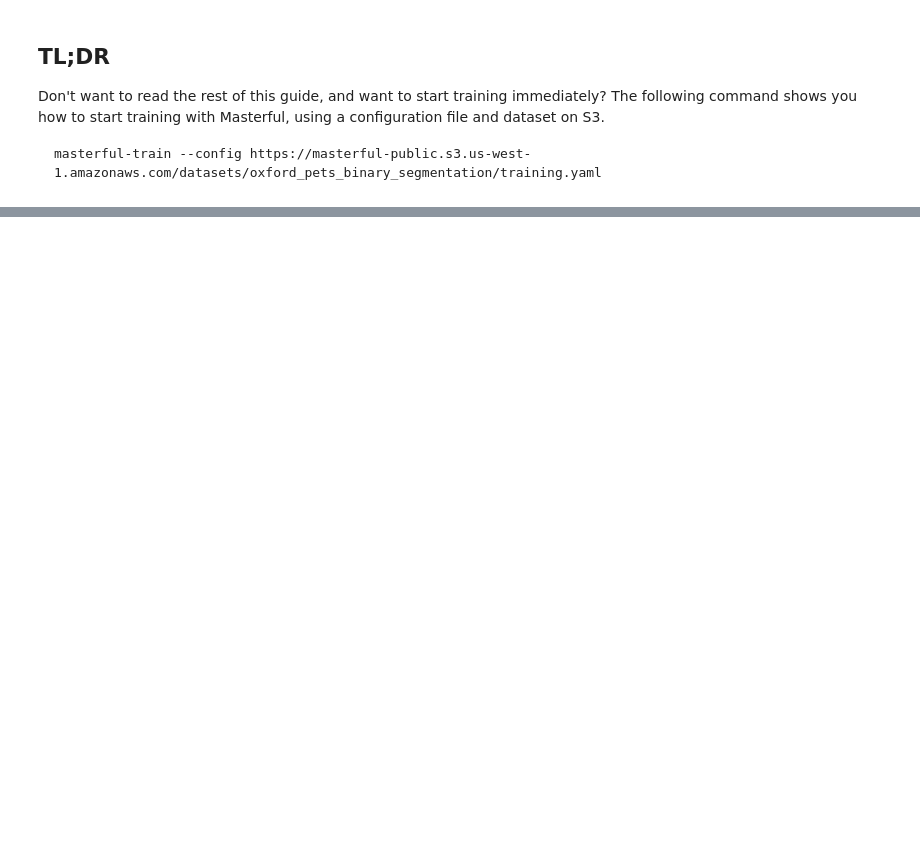
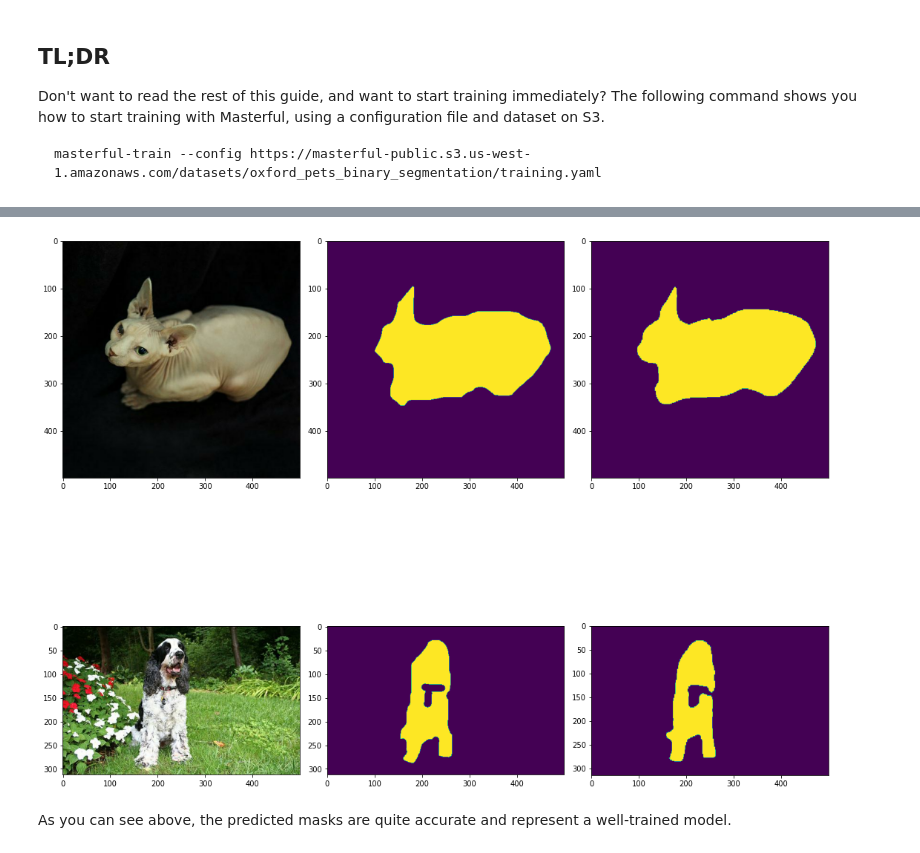
Before and after one commit to masterfulai/masterful-docs, a Jupyter notebook: notebooks/guide_cli_semantic_segmentation.ipynb, the cells around one changed output, grey strips where cells are left out. Drawn from its saved outputs; the diff is of its cells as text; code cells hidden in the pictures; blank space fills up the shorter version.

```diff
--- a/notebooks/guide_cli_semantic_segmentation.ipynb
+++ b/notebooks/guide_cli_semantic_segmentation.ipynb
@@ -29,0 +310,55 @@ masterful-train --config https://masterful-public.s3.us-west-1.amazonaws.com/dat
+# %%
+import numpy as np
+
+# Download the pretrained model so that you can
+# visualize the results.
+MODEL_URL = "https://masterful-public.s3.us-west-1.amazonaws.com/datasets/oxford_pets_binary_segmentation/trained_model.tar.gz"
+
+model = None
+with tempfile.TemporaryDirectory() as temp_directory:
+  # Download the pretrained model from S3.
+  saved_model_path = os.path.join(temp_directory, "saved_model.tar.gz")
+  _ =  urllib.request.urlretrieve(MODEL_URL, saved_model_path, progress_bar_factory("Downloading Model: "))
+
+  # Extract the model weights from the tar file.
+  with tarfile.open(saved_model_path) as tar:
+    tar.extractall(temp_directory)
+  saved_model_path = os.path.join(temp_directory, "saved_model")
+
+  # Load the trained tensorflow saved model.
+  model = tf.saved_model.load(saved_model_path)
+
+  image1_path, mask1_path = examples[0].split(',')
+  image2_path, mask2_path = examples[1].split(',')
+
+  image1 = tf.io.decode_image(urllib.request.urlopen(urllib.request.Request(os.path.join(DATASET_ROOT, image1_path))).read(), channels=3, dtype=tf.uint8)
+  mask1 = tf.io.decode_image(urllib.request.urlopen(urllib.request.Request(os.path.join(DATASET_ROOT, mask1_path))).read(), channels=1)
+  image2 = tf.io.decode_image(urllib.request.urlopen(urllib.request.Request(os.path.join(DATASET_ROOT, image2_path))).read(), channels=3,  dtype=tf.uint8)
+  mask2 = tf.io.decode_image(urllib.request.urlopen(urllib.request.Request(os.path.join(DATASET_ROOT, mask2_path))).read(), channels=1)
+
+  # The default inference function for tensorflow saved
+  # models is named `serving_default`.
+  inference_fn = model.signatures["serving_default"]
+
+  # The inference function is a one-arg callable, whose
+  # input argument is `image` - the image to predict on,
+  # and which returns a dictionary of outputs. The dictionary
+  # contains an item whose key is `prediction`, which is the
+  # predictions of the model.
+  image1_predictions = inference_fn(image=image1)['prediction']
+  image2_predictions = inference_fn(image=image2)['prediction']
+
+  # Threshold the predictions to determine the class prediction
+  image1_predictions = np.where(image1_predictions.numpy() >= 0.5, np.ones_like(image1_predictions), np.zeros_like(image1_predictions))
+  image2_predictions = np.where(image2_predictions.numpy() >= 0.5, np.ones_like(image2_predictions), np.zeros_like(image2_predictions))
+
+# Plot a few different instances from the dataset.
+f, axarr = plt.subplots(2, 3, figsize=(15,15))
+_ = axarr[0, 0].imshow(image1)
+_ = axarr[0, 1].imshow(mask1)
+_ = axarr[0, 2].imshow(image1_predictions)
+_ = axarr[1, 0].imshow(image2)
+_ = axarr[1, 1].imshow(mask2)
+_ = axarr[1, 2].imshow(image2_predictions)
+f.tight_layout()
+# %% [output]
@@ -29,0 +366,3 @@ masterful-train --config https://masterful-public.s3.us-west-1.amazonaws.com/dat
+[figure, added]
+# %% [markdown]
+As you can see above, the predicted masks are quite accurate and represent a well-trained model.
```
Also changed, not shown: parts of 18 cells of this notebook, 10 other files.
